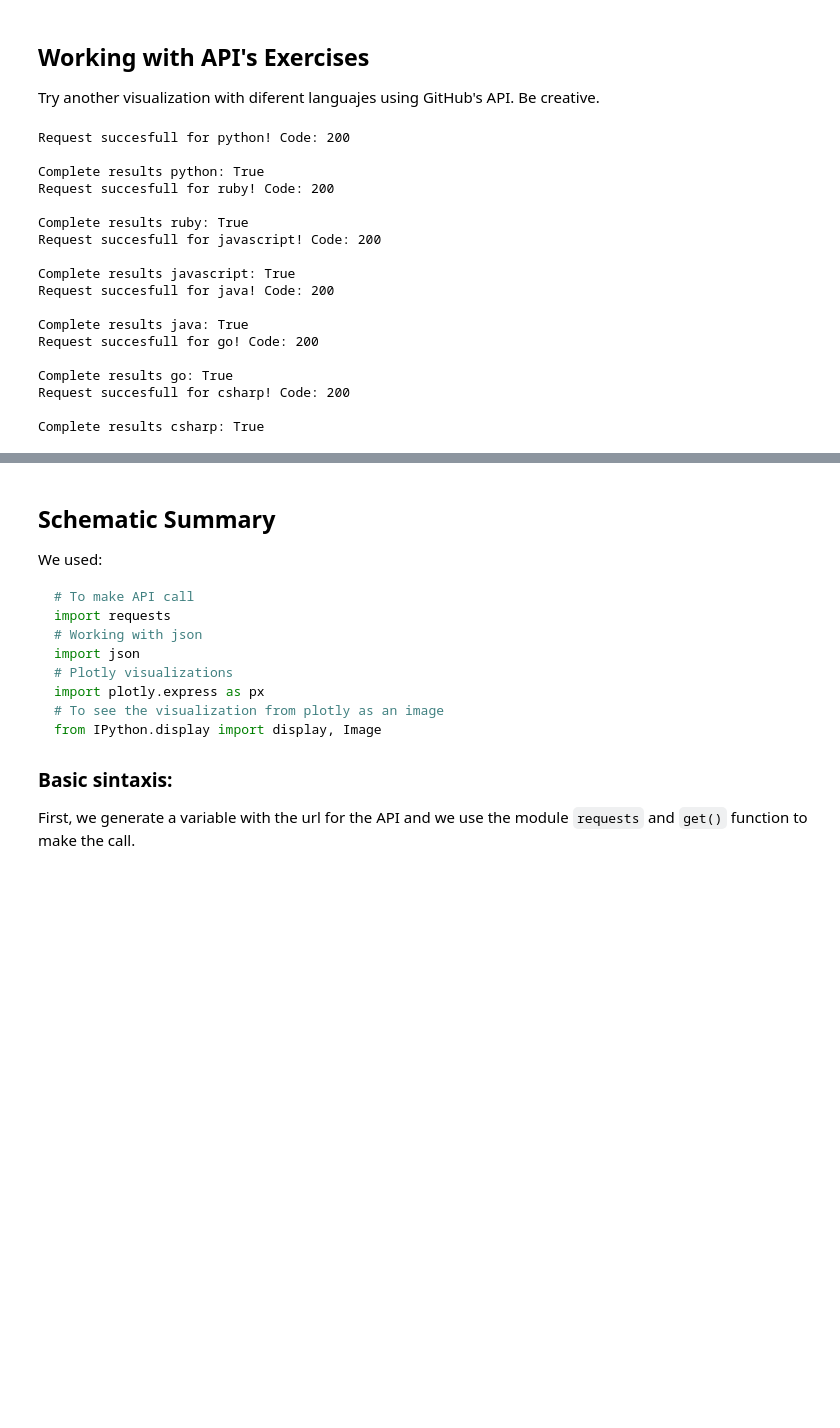
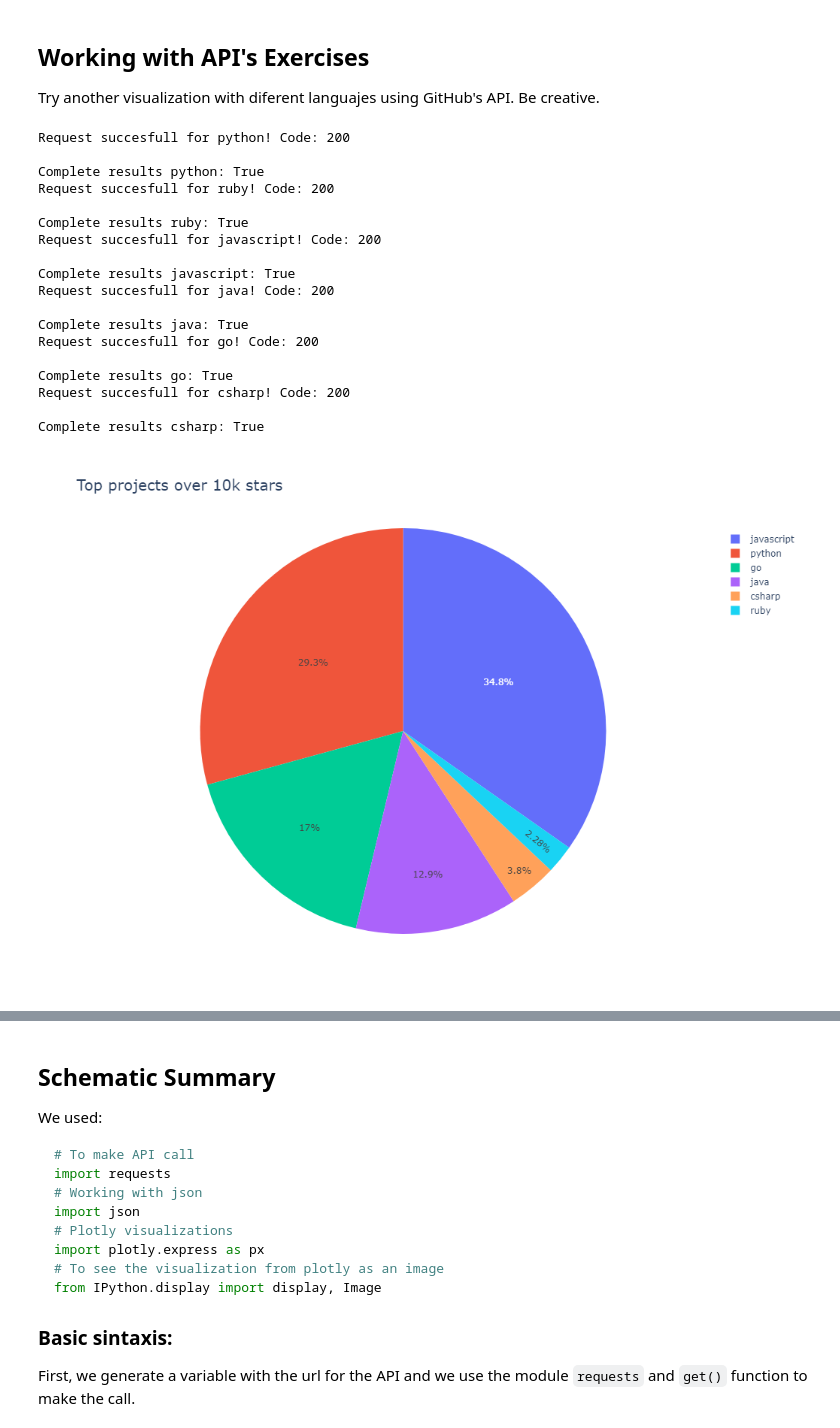
Before and after one commit to almanzanas/DataAnalystsJourney, a Jupyter notebook: data_visualization/working_with_apis.ipynb, the cells around one changed output, grey strips where cells are left out. Drawn from its saved outputs; the diff is of its cells as text; code cells hidden in the pictures; blank space fills up the shorter version.

```diff
--- a/data_visualization/working_with_apis.ipynb
+++ b/data_visualization/working_with_apis.ipynb
@@ -366,35 +376,36 @@ for language in languages:
 title = "Top projects over 10k stars"
 #labels = {"x":"Name","y":"Stars"}
 fig = px.pie(values=data_count, names=languages, title=title, width=1024, height=720,
              labels={
                 "values":"Repositores",
                 "names":"Languages",
              },
              )
 
 fig.update_layout(title_font_size=20)
 
-fig.show()
-#Image(fig.to_image(format='png'))
+#fig.show()
+Image(fig.to_image(format='png'))
 # %% [output]
 Request succesfull for python! Code: 200
 
 Complete results python: True
 Request succesfull for ruby! Code: 200
 
 Complete results ruby: True
 Request succesfull for javascript! Code: 200
 
 Complete results javascript: True
 Request succesfull for java! Code: 200
 
 Complete results java: True
 Request succesfull for go! Code: 200
 
 Complete results go: True
 Request succesfull for csharp! Code: 200
 
 Complete results csharp: True
+[figure, added]
 # %% [markdown]
 ![image.png](attachment:image.png)
 # %% [markdown]
```
Also changed, not shown: parts of 5 cells of this notebook, 3 other files.
